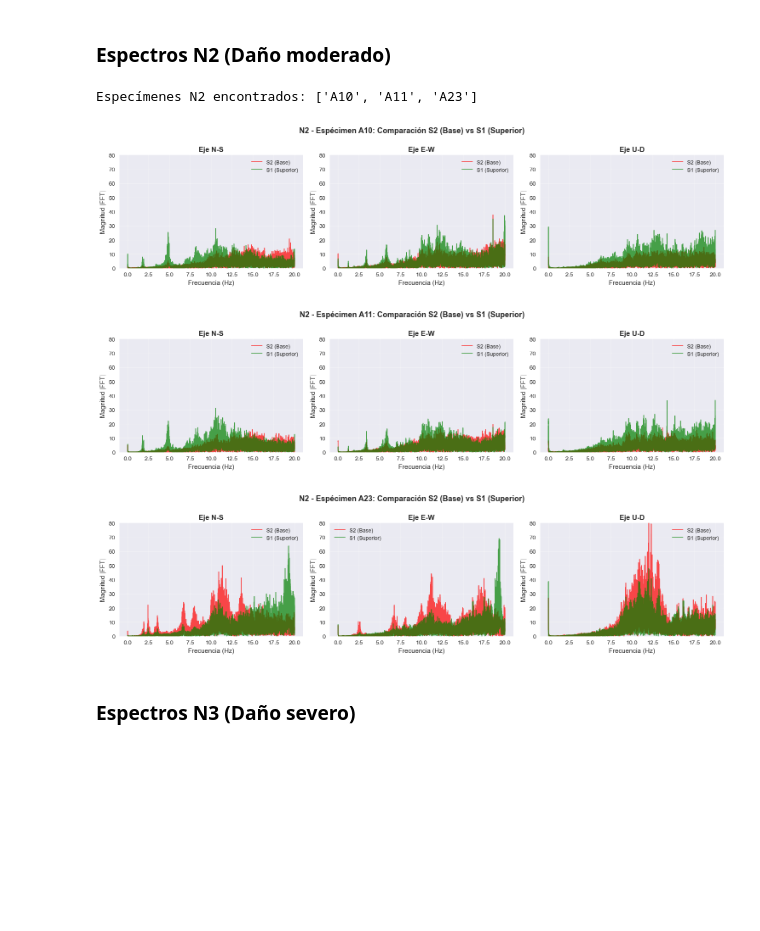
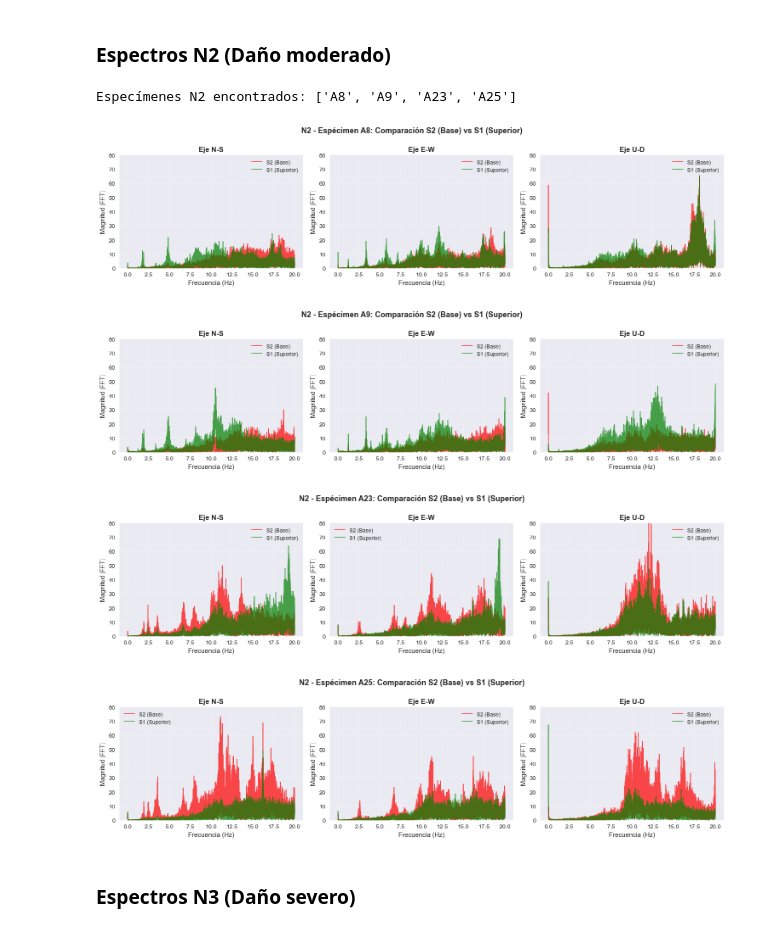
Before and after one commit to giansmart/deepsolation, a Jupyter notebook: src/notebooks/2_clustering_fft_kmeans.ipynb, the cells around one changed output. Saved outputs shown, nothing was run; the diff lists cells and outputs as text; code cells hidden in the pictures; blank space fills up the shorter version.

```diff
--- a/src/notebooks/2_clustering_fft_kmeans.ipynb
+++ b/src/notebooks/2_clustering_fft_kmeans.ipynb
@@ -408,16 +358,18 @@ Especímenes N1 encontrados: ['A1', 'A2', 'A16', 'A51']
 ### Espectros N2 (Daño moderado)
 # %%
 # Visualizar 3 ejemplos de N2
-specimens_n2 = get_specimens_by_damage(fft_data, 'N2', n=3)
+# specimens_n2 = get_specimens_by_damage(fft_data, 'N2', n=3)
+specimens_n2 = get_specimens_by_id(fft_data, ['A8','A9','A23','A25']) # categorizados como N2 (2 primer dataset, 2 ultimo)
 print(f"Especímenes N2 encontrados: {[s['specimen_id'] for s in specimens_n2]}\n")
 
 for specimen in specimens_n2:
     plot_fft_specimen(specimen)
 # %% [output]
-Especímenes N2 encontrados: ['A10', 'A11', 'A23']
+Especímenes N2 encontrados: ['A8', 'A9', 'A23', 'A25']
-[figure, old version]
+[figure, new version]
-[figure, old version]
+[figure, new version]
 [figure]
+[figure, added]
 # %% [markdown]
 ### Espectros N3 (Daño severo)
 # %%
```
Also changed, not shown: parts of 39 cells of this notebook, 6 other files.
